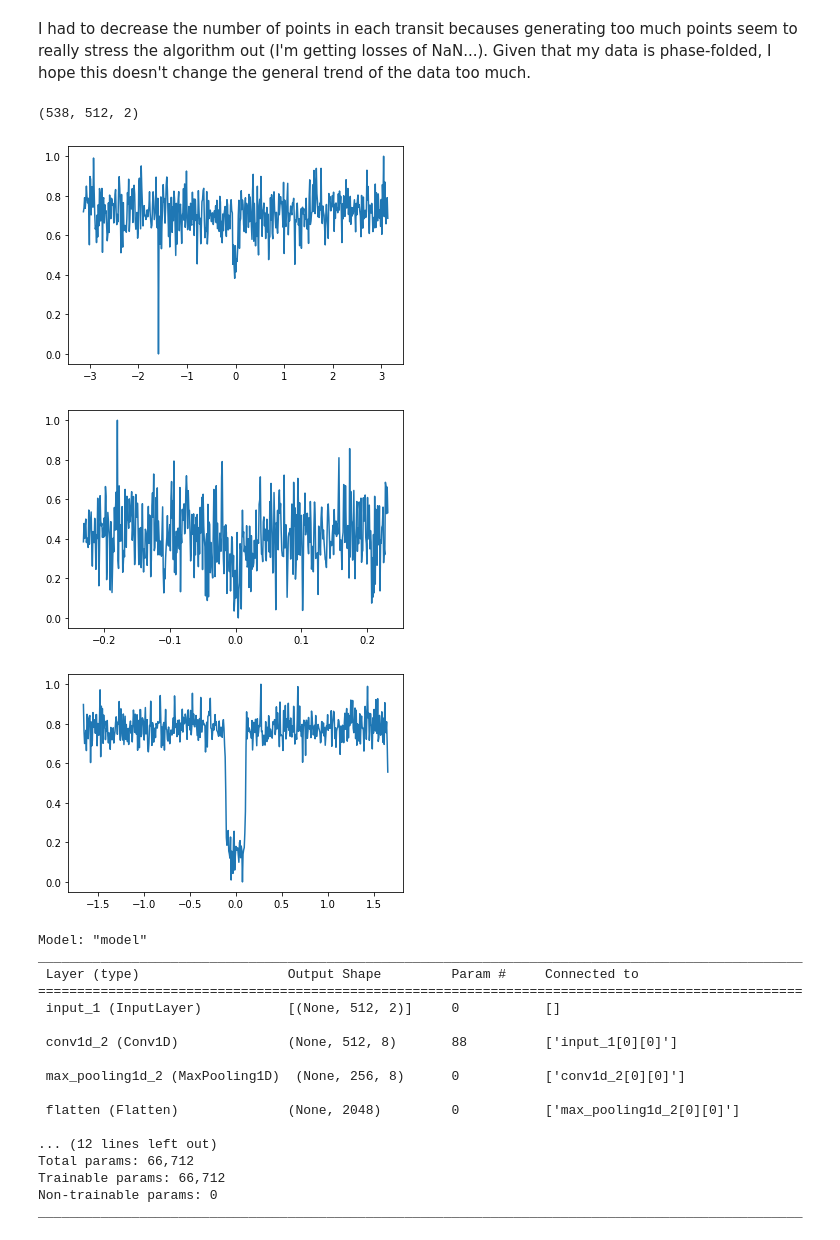
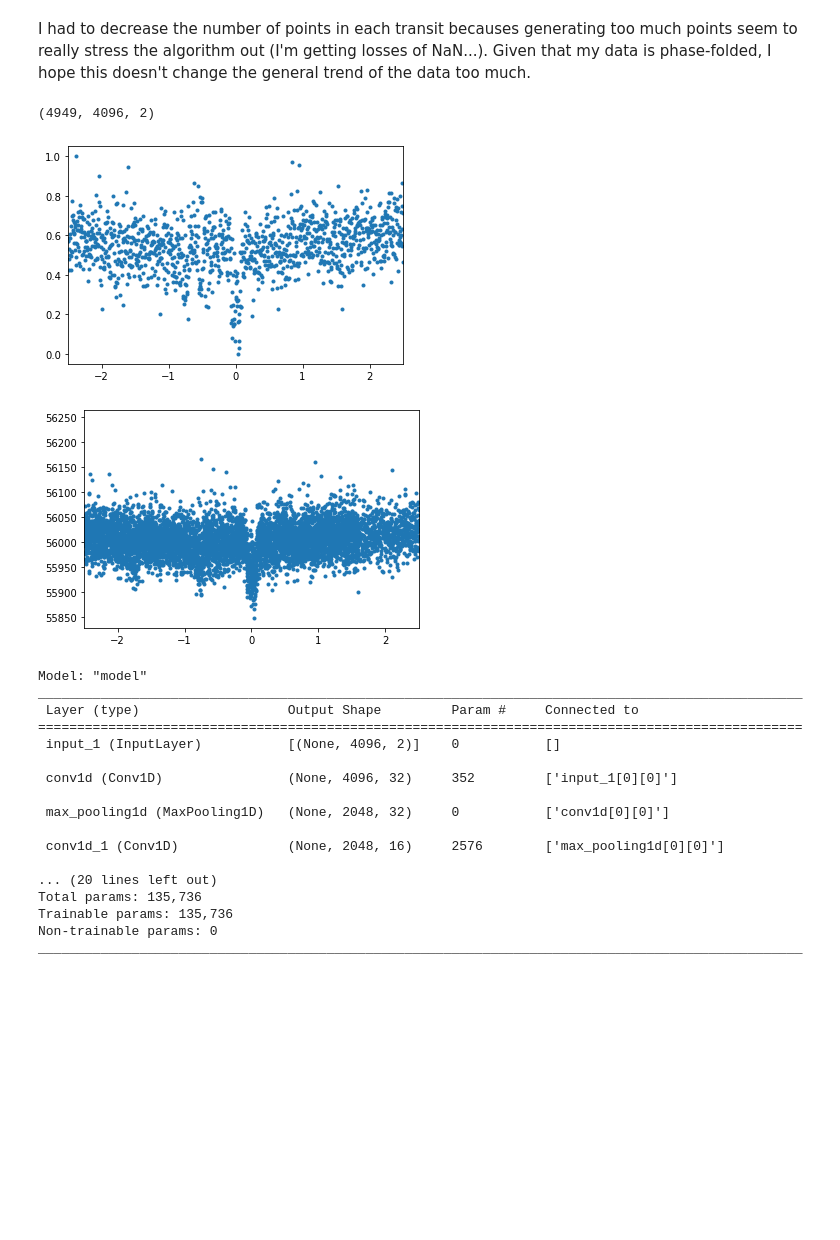
Before and after one commit to yurouninaliu/GenerateFakeTransits, a Jupyter notebook: VAE.ipynb, the cells around one changed output. Drawn from its saved outputs; the diff is of its cells as text; code cells hidden in the pictures; blank space fills up the shorter version.

```diff
--- a/VAE.ipynb
+++ b/VAE.ipynb
@@ -32,7 +33,8 @@ class TESSPlanetTransit:
 # %%
 import pickle
 
-with open("transits.pkl", "rb") as f:
+with open("transits_raw.pkl", "rb") as f:
+
     transits = pickle.load(f)
 # %%
 def sample_latent_features(distribution):
@@ -43,7 +45,7 @@ def sample_latent_features(distribution):
 # %% [markdown]
 I had to decrease the number of points in each transit becauses generating too much points seem to really stress the algorithm out (I'm getting losses of NaN...). Given that my data is phase-folded, I hope this doesn't change the general trend of the data too much.
 # %%
-SIZE = 512
+SIZE = 4096
 def resample_phase_flux(phase, flux, target_len=SIZE):
 
     flux = np.array(flux)
@@ -73,29 +75,34 @@ for i in range(len(transits)):
 data = np.array(data)
 data.shape
 # %% [output]
-(538, 512, 2)
+(4949, 4096, 2)
 # %%
-plt.plot(data[0][:,0], data[0][:,1])
+# plt.plot(data[0][:,0], data[0][:,1])
+# plt.show()
+# plt.plot(data[1][:,0], data[1][:,1])
+# plt.show()
+plt.plot(data[2][:,0], data[2][:,1],".")
+plt.xlim(-2.5,2.5)
 plt.show()
-plt.plot(data[1][:,0], data[1][:,1])
+
+plt.plot(transits[2].time, np.array(transits[2].flux),".")
+plt.xlim(-2.5,2.5)
 plt.show()
-plt.plot(data[2][:,0], data[2][:,1])
-plt.show()
 # %% [output]
-[figure, old version]
+[figure, new version]
-[figure, old version]
+[figure, new version]
-[figure, removed]
 # %%
 LATENT_SPACE_SIZE = 16
 input_data = tensorflow.keras.layers.Input(shape=(SIZE, 2))
 encoded = tensorflow.keras.layers.Conv1D(32, kernel_size=5, activation='relu', padding='same')(input_data)
 encoded = tensorflow.keras.layers.MaxPooling1D(pool_size=2)(encoded)
 
-encoded = tensorflow.keras.layers.Conv1D(16, kernel_size=5, activation='relu', padding='same')(input_data)
+encoded = tensorflow.keras.layers.Conv1D(16, kernel_size=5, activation='relu', padding='same')(encoded)
 encoded = tensorflow.keras.layers.MaxPooling1D(pool_size=2)(encoded)
 
-encoded = tensorflow.keras.layers.Conv1D(8, kernel_size=5, activation='relu', padding='same')(input_data)
+encoded = tensorflow.keras.layers.Conv1D(8, kernel_size=5, activation='relu', padding='same')(encoded)
 encoded = tensorflow.keras.layers.MaxPooling1D(pool_size=2)(encoded)
+
 
 encoded = tensorflow.keras.layers.Flatten()(encoded)
 encoded = tensorflow.keras.layers.Dense(32, activation='relu')(encoded)
@@ -112,17 +119,17 @@ Model: "model"
 __________________________________________________________________________________________________
  Layer (type)                   Output Shape         Param #     Connected to
 ==================================================================================================
- input_1 (InputLayer)           [(None, 512, 2)]     0           []
+ input_1 (InputLayer)           [(None, 4096, 2)]    0           []
 
- conv1d_2 (Conv1D)              (None, 512, 8)       88          ['input_1[0][0]']
+ conv1d (Conv1D)                (None, 4096, 32)     352         ['input_1[0][0]']
 
- max_pooling1d_2 (MaxPooling1D)  (None, 256, 8)      0           ['conv1d_2[0][0]']
+ max_pooling1d (MaxPooling1D)   (None, 2048, 32)     0           ['conv1d[0][0]']
 
- flatten (Flatten)              (None, 2048)         0           ['max_pooling1d_2[0][0]']
+ conv1d_1 (Conv1D)              (None, 2048, 16)     2576        ['max_pooling1d[0][0]']
 
-... (12 lines left out)
-Total params: 66,712
-Trainable params: 66,712
+... (20 lines left out)
+Total params: 135,736
+Trainable params: 135,736
 Non-trainable params: 0
 __________________________________________________________________________________________________
 # %%
```
Also changed, not shown: parts of 17 cells of this notebook, 16 other files.
